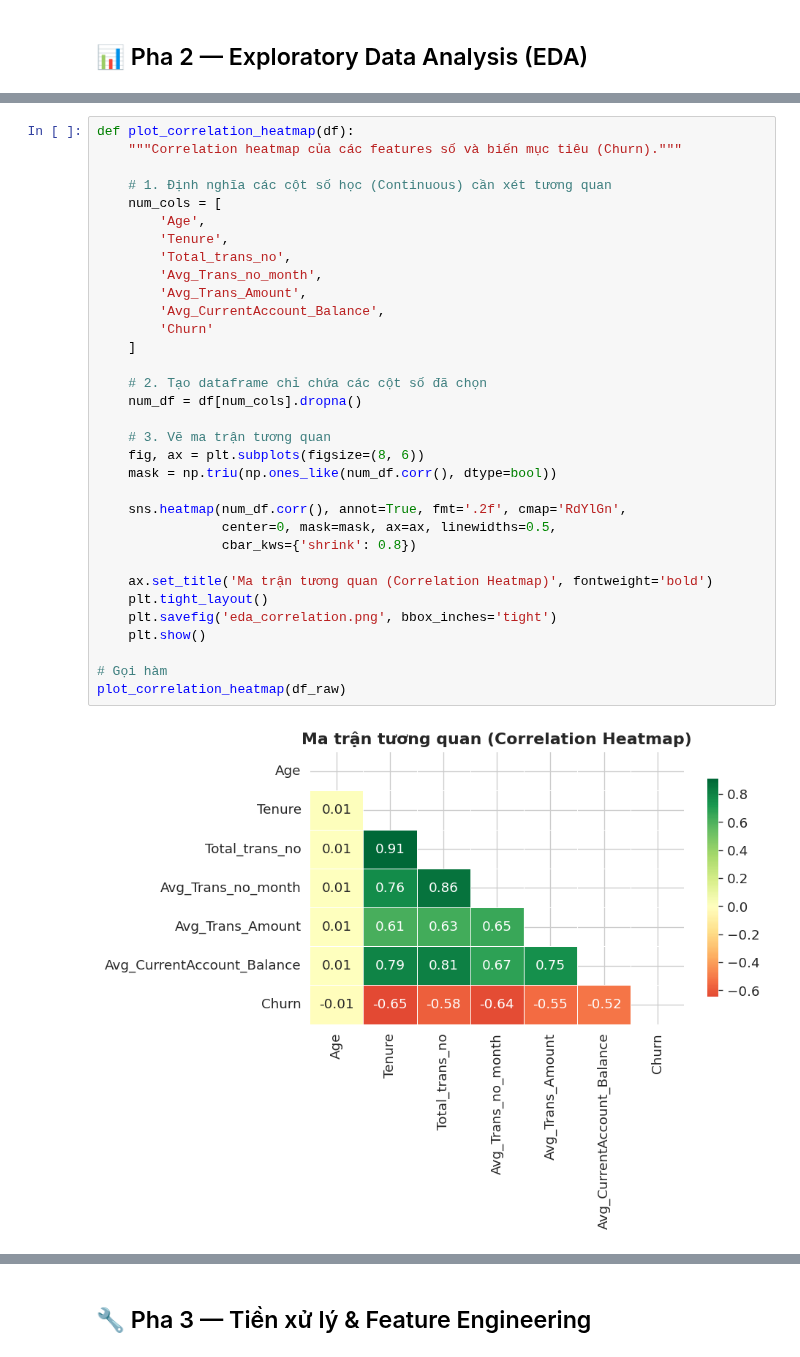
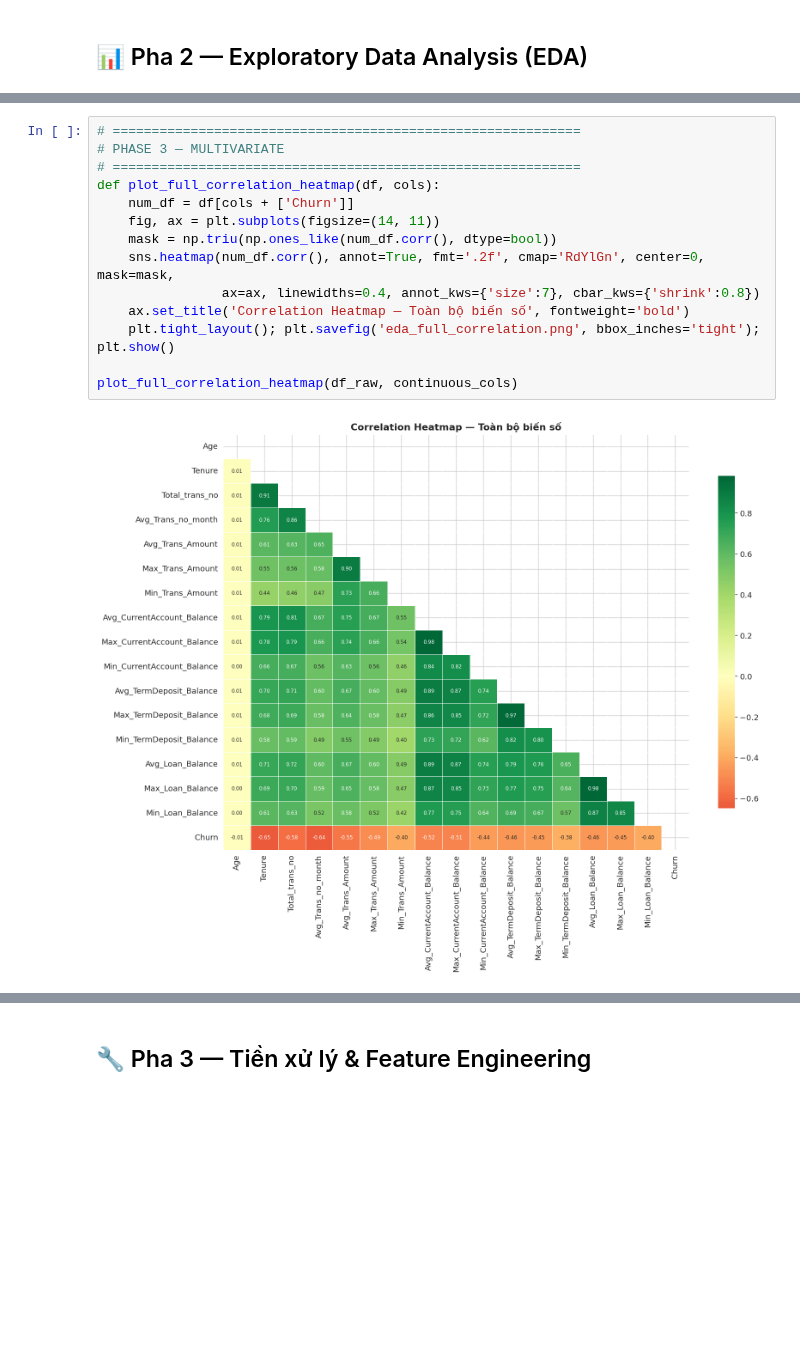
Before and after one commit to haiyen2602/ChurnPredictionProject, a Jupyter notebook: Churn_Prediction_Final_Project.ipynb, the cells around one changed output, grey strips where cells are left out. Drawn from its saved outputs; the diff is of its cells as text; blank space fills up the shorter version.

```diff
--- a/Churn_Prediction_Final_Project.ipynb
+++ b/Churn_Prediction_Final_Project.ipynb
@@ -236,35 +356,16 @@ plot_categorical_features(df_raw)
 # %%
-def plot_correlation_heatmap(df):
-    """Correlation heatmap của các features số và biến mục tiêu (Churn)."""
+# ============================================================
+# PHASE 3 — MULTIVARIATE
+# ============================================================
+def plot_full_correlation_heatmap(df, cols):
+    num_df = df[cols + ['Churn']]
+    fig, ax = plt.subplots(figsize=(14, 11))
+    mask = np.triu(np.ones_like(num_df.corr(), dtype=bool))
+    sns.heatmap(num_df.corr(), annot=True, fmt='.2f', cmap='RdYlGn', center=0, mask=mask,
+                ax=ax, linewidths=0.4, annot_kws={'size':7}, cbar_kws={'shrink':0.8})
+    ax.set_title('Correlation Heatmap — Toàn bộ biến số', fontweight='bold')
+    plt.tight_layout(); plt.savefig('eda_full_correlation.png', bbox_inches='tight'); plt.show()
 
-    # 1. Định nghĩa các cột số học (Continuous) cần xét tương quan
-    num_cols = [
-        'Age',
-        'Tenure',
-        'Total_trans_no',
-        'Avg_Trans_no_month',
-        'Avg_Trans_Amount',
-        'Avg_CurrentAccount_Balance',
-        'Churn'
-    ]
-
-    # 2. Tạo dataframe chỉ chứa các cột số đã chọn
-    num_df = df[num_cols].dropna()
-
-    # 3. Vẽ ma trận tương quan
-    fig, ax = plt.subplots(figsize=(8, 6))
-    mask = np.triu(np.ones_like(num_df.corr(), dtype=bool))
-
-    sns.heatmap(num_df.corr(), annot=True, fmt='.2f', cmap='RdYlGn',
-                center=0, mask=mask, ax=ax, linewidths=0.5,
-                cbar_kws={'shrink': 0.8})
-
-    ax.set_title('Ma trận tương quan (Correlation Heatmap)', fontweight='bold')
-    plt.tight_layout()
-    plt.savefig('eda_correlation.png', bbox_inches='tight')
-    plt.show()
-
-# Gọi hàm
-plot_correlation_heatmap(df_raw)
+plot_full_correlation_heatmap(df_raw, continuous_cols)
 # %% [output]
-[figure, old version]
+[figure, new version]
```
Also changed, not shown: parts of 26 cells of this notebook, 1 other file.
